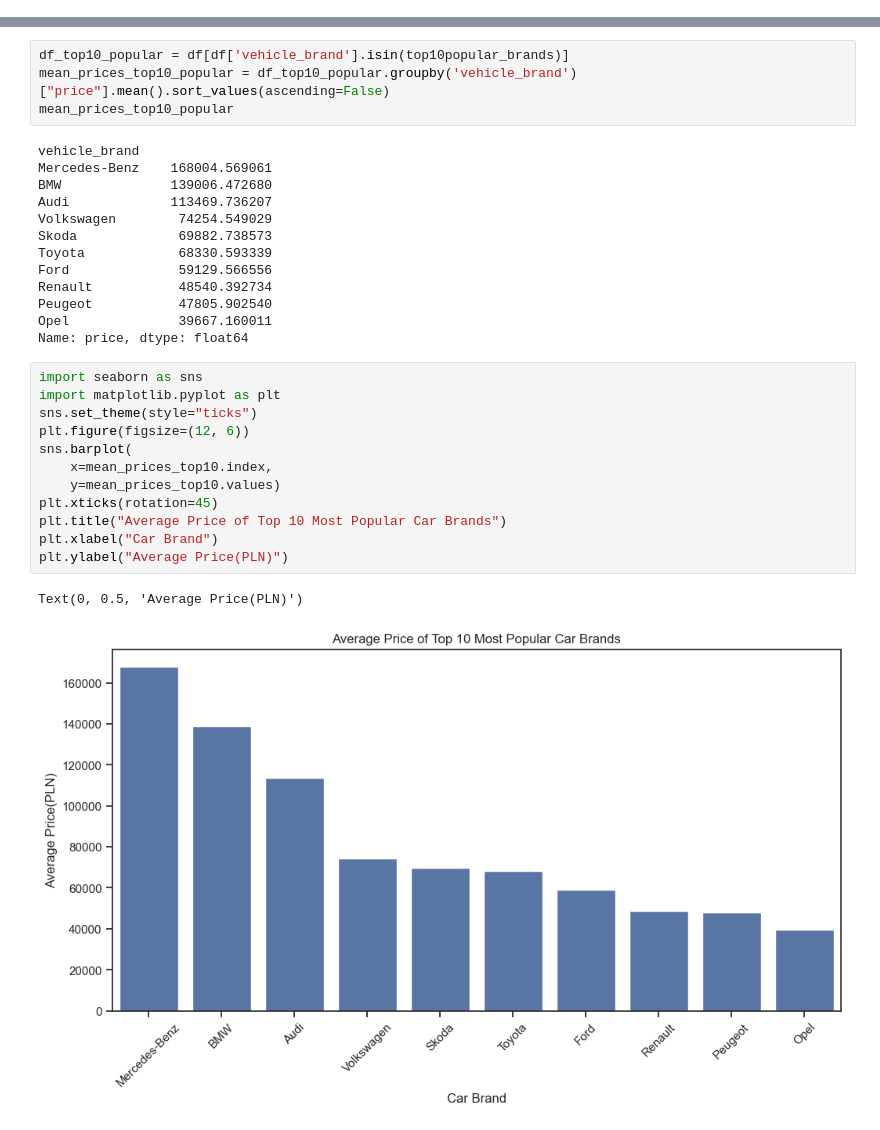
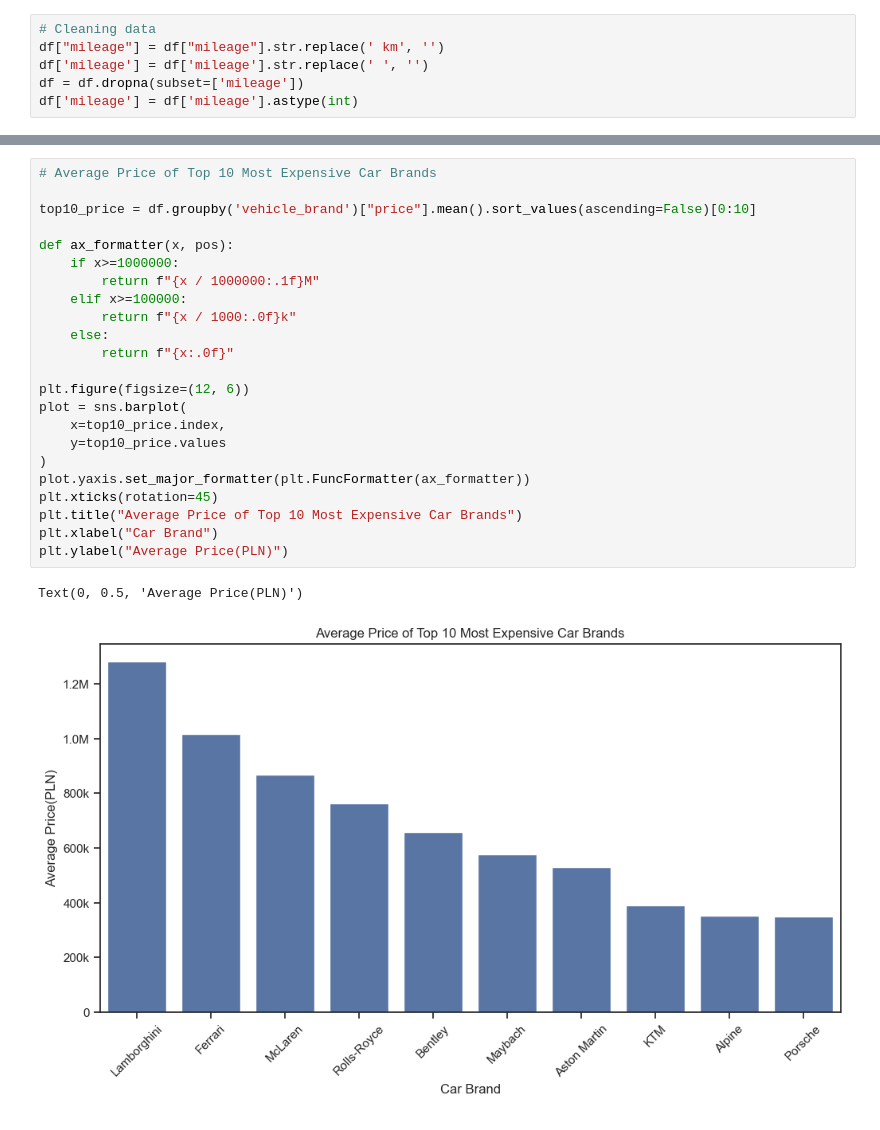
Before and after one commit to MatAbra06/otomoto-analysis, a Jupyter notebook: otomoto-analysis.ipynb, the cells around one changed output, grey strips where cells are left out. Drawn from its saved outputs; the diff is of its cells as text.

```diff
--- a/otomoto-analysis.ipynb
+++ b/otomoto-analysis.ipynb
@@ -54 +16,7 @@ Name: vehicle_brand, Length: 208205, dtype: str
+# %%
+# Cleaning data
+df["mileage"] = df["mileage"].str.replace(' km', '')
+df['mileage'] = df['mileage'].str.replace(' ', '')
+df = df.dropna(subset=['mileage'])
+df['mileage'] = df['mileage'].astype(int)
 # %%
@@ -75,32 +47,26 @@ top10popular
-# %%
-df_top10_popular = df[df['vehicle_brand'].isin(top10popular_brands)]
-mean_prices_top10_popular = df_top10_popular.groupby('vehicle_brand')["price"].mean().sort_values(ascending=False)
-mean_prices_top10_popular
-# %% [output]
-vehicle_brand
-Mercedes-Benz    168004.569061
-BMW              139006.472680
-Audi             113469.736207
-Volkswagen        74254.549029
-Skoda             69882.738573
-Toyota            68330.593339
-Ford              59129.566556
-Renault           48540.392734
-Peugeot           47805.902540
-Opel              39667.160011
-Name: price, dtype: float64
 # %%
-import seaborn as sns
-import matplotlib.pyplot as plt
-sns.set_theme(style="ticks")
+# Average Price of Top 10 Most Expensive Car Brands
+
+top10_price = df.groupby('vehicle_brand')["price"].mean().sort_values(ascending=False)[0:10]
+
+def ax_formatter(x, pos):
+    if x>=1000000:
+        return f"{x / 1000000:.1f}M"
+    elif x>=100000:
+        return f"{x / 1000:.0f}k"
+    else:
+        return f"{x:.0f}"
+
 plt.figure(figsize=(12, 6))
-sns.barplot(
-    x=mean_prices_top10.index,
-    y=mean_prices_top10.values)
+plot = sns.barplot(
+    x=top10_price.index,
+    y=top10_price.values
+)
+plot.yaxis.set_major_formatter(plt.FuncFormatter(ax_formatter))
 plt.xticks(rotation=45)
-plt.title("Average Price of Top 10 Most Popular Car Brands")
+plt.title("Average Price of Top 10 Most Expensive Car Brands")
 plt.xlabel("Car Brand")
 plt.ylabel("Average Price(PLN)")
 # %% [output]
 Text(0, 0.5, 'Average Price(PLN)')
-[figure, old version]
+[figure, new version]
```
Also changed, not shown: parts of 9 cells of this notebook.
